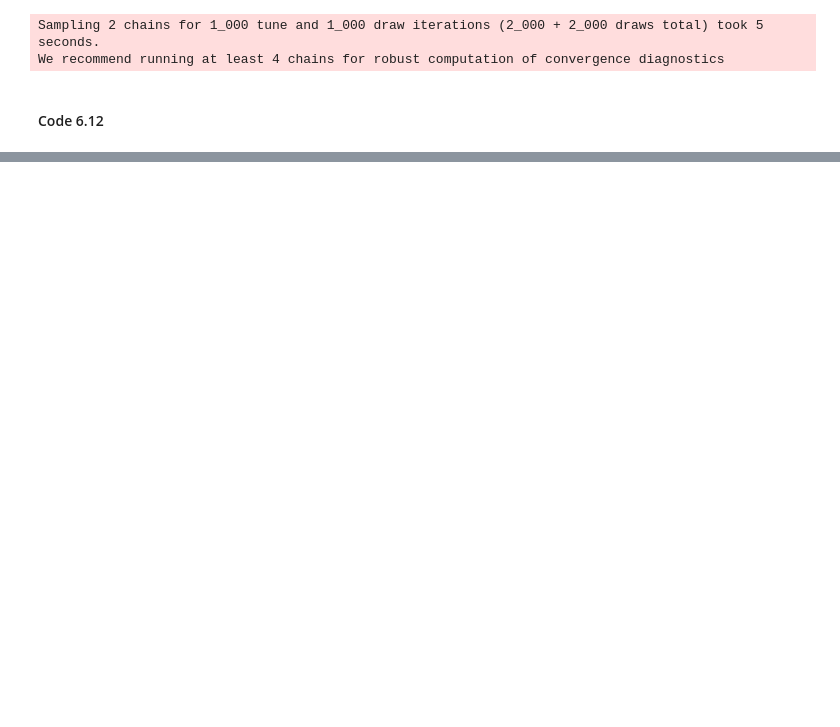
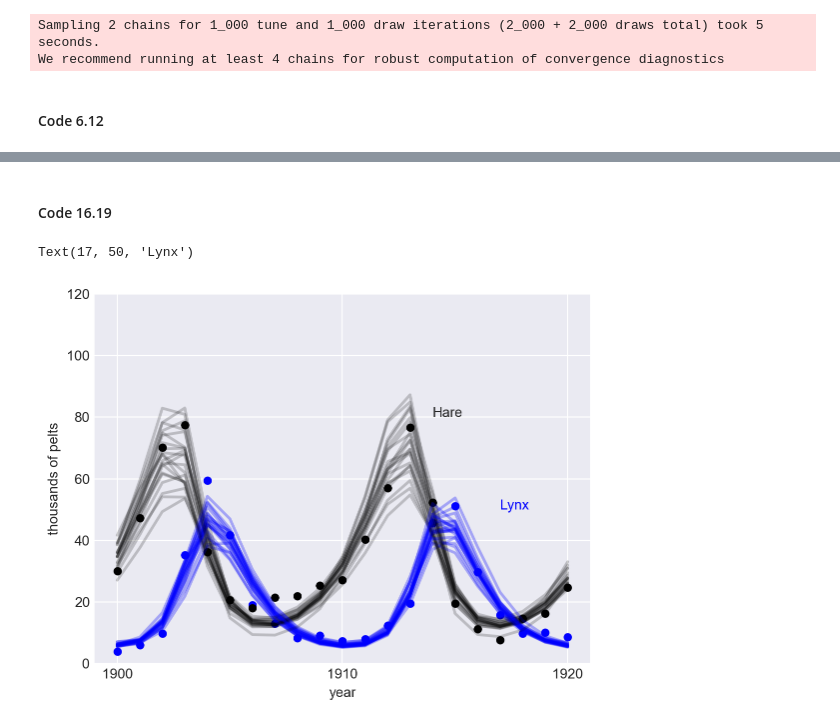
Before and after one commit to AndrewKillion/stat_rethinking_2026, a Jupyter notebook: python_code/Chapter_16.ipynb, the cells around one changed output, grey strips where cells are left out. Drawn from its saved outputs; the diff is of its cells as text; code cells hidden in the pictures; blank space fills up the shorter version.

```diff
--- a/python_code/Chapter_16.ipynb
+++ b/python_code/Chapter_16.ipynb
@@ -310,0 +393,7 @@ for i in range(30):
+# %%
+dat_list = dict(
+    N= Lynx_hare.shape[0],
+    pelts = Lynx_hare.iloc[:, 1:3]
+)
+
+trace_m16_5 = lynx_hare_model(dat_list)
@@ -310,0 +409,26 @@ for i in range(30):
+# %% [markdown]
+#### Code 16.19
+# %%
+post = trace_m16_5.posterior.stack(samples=("chain", "draw"))
+pop = post["pop"].values
+p_vals = post["p"].values
+pelts_pred = pop * p_vals[None, :, :]
+pelts = dat_list["pelts"]
+
+plt.figure()
+plt.plot(range(21), pelts.iloc[:, 0], "b.", ms=10)
+plt.plot(range(21), pelts.iloc[:, 1], "k.", ms=10)
+plt.ylim(0, 120)
+plt.xlabel("year")
+plt.ylabel("thousands of pelts")
+at = [0, 10, 20]
+plt.xticks(at, labels=Lynx_hare.Year.iloc[at])
+
+for s in range(21):
+    plt.plot(range(21), pelts_pred[:, 1, s], "k", alpha=0.2, lw=2)
+    plt.plot(range(21), pelts_pred[:, 0, s], color="blue", alpha=0.3, lw=2)
+plt.text(14, 80, "Hare")
+plt.text(17, 50, "Lynx", color="blue")
+# %% [output]
+Text(17, 50, 'Lynx')
+[figure, added]
```
Also changed, not shown: parts of 18 cells of this notebook.
